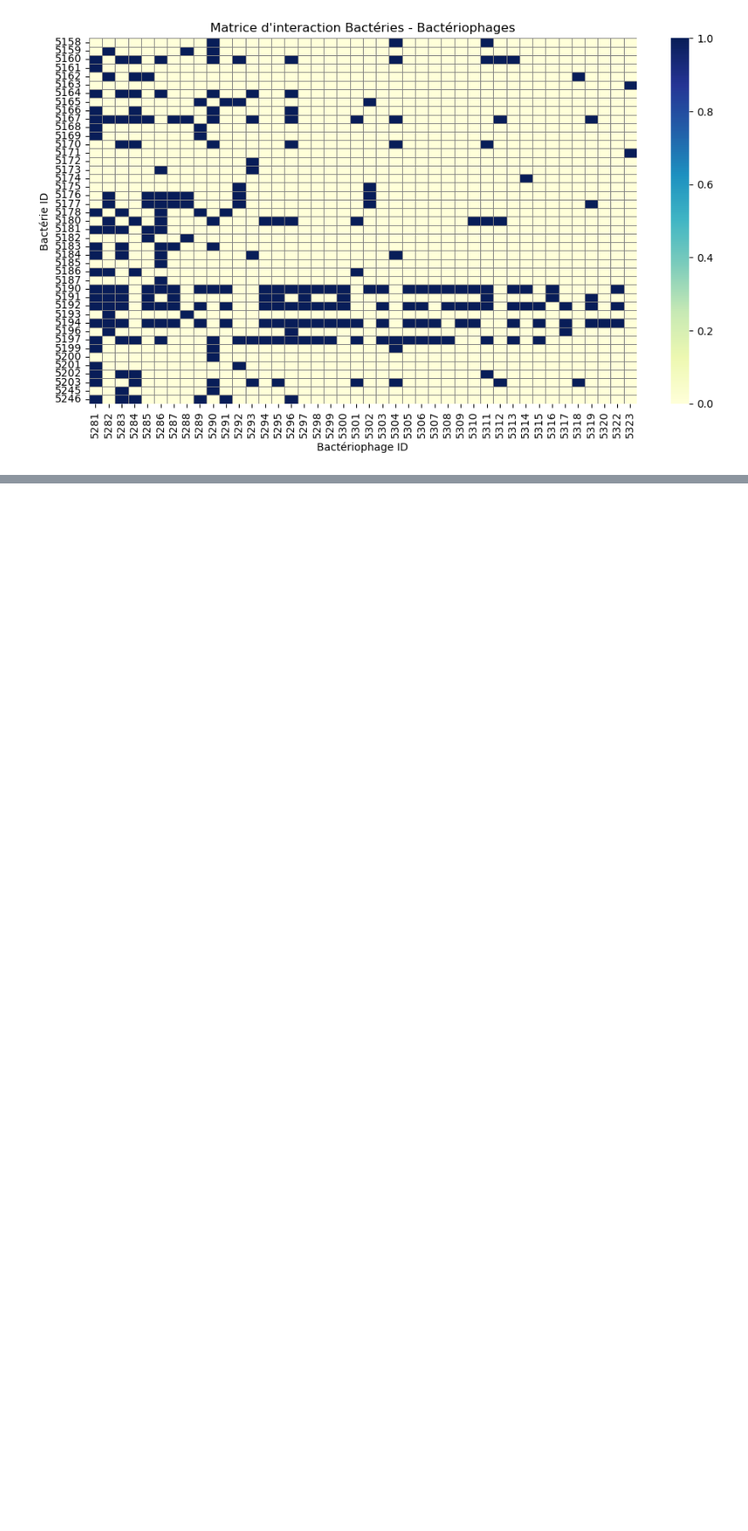
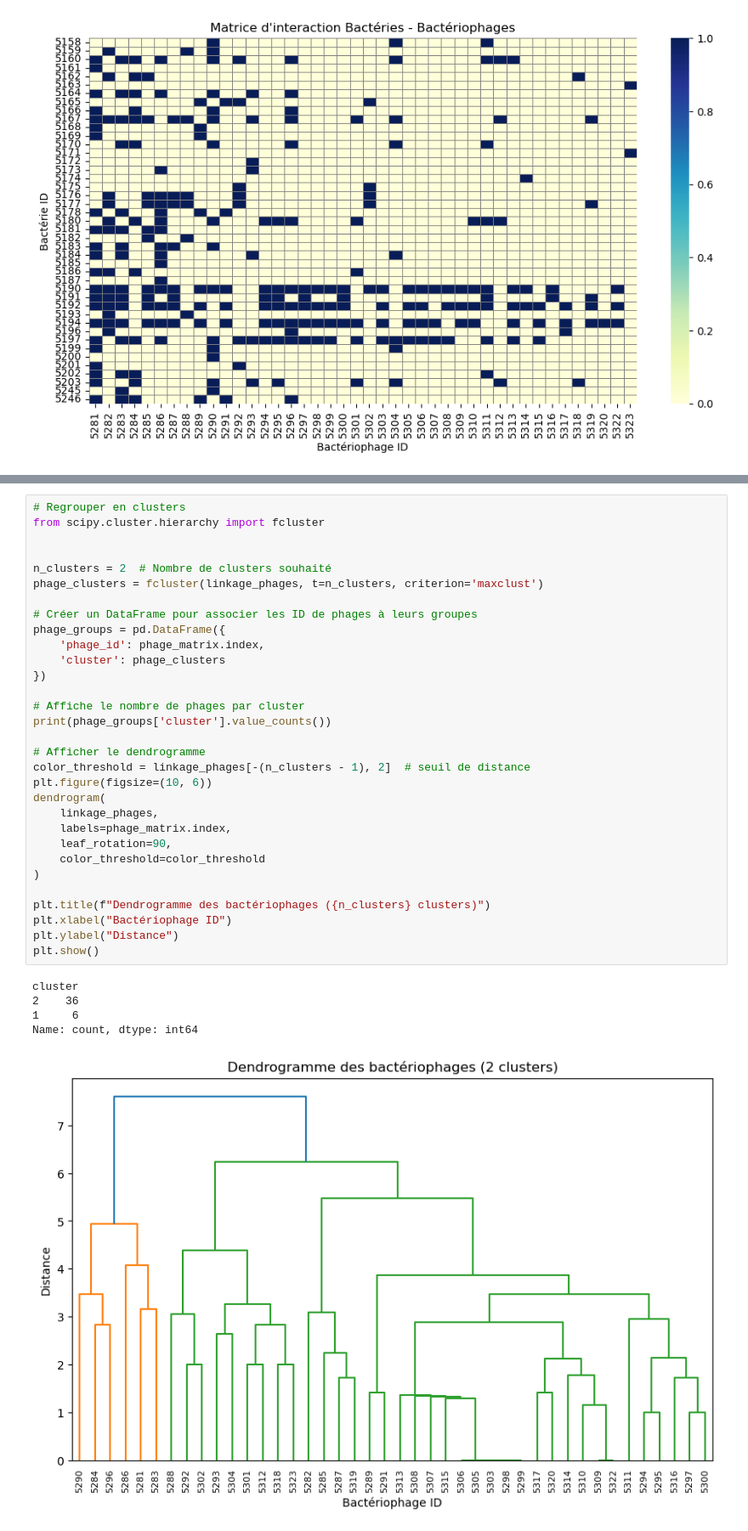
Before and after one commit to RemiAncay/bbc-miniproj, a Jupyter notebook: MiniProjet.ipynb, the cells around one changed output, grey strips where cells are left out. Shown at 85% size. Drawn from its saved outputs; the diff is of its cells as text; blank space fills up the shorter version.

```diff
--- a/MiniProjet.ipynb
+++ b/MiniProjet.ipynb
@@ -83,0 +116,37 @@ plt.show()
+# %%
+# Regrouper en clusters
+from scipy.cluster.hierarchy import fcluster
+
+
+n_clusters = 2  # Nombre de clusters souhaité
+phage_clusters = fcluster(linkage_phages, t=n_clusters, criterion='maxclust')
+
+# Créer un DataFrame pour associer les ID de phages à leurs groupes
+phage_groups = pd.DataFrame({
+    'phage_id': phage_matrix.index,
+    'cluster': phage_clusters
+})
+
+# Affiche le nombre de phages par cluster
+print(phage_groups['cluster'].value_counts())
+
+# Afficher le dendrogramme
+color_threshold = linkage_phages[-(n_clusters - 1), 2]  # seuil de distance
+plt.figure(figsize=(10, 6))
+dendrogram(
+    linkage_phages,
+    labels=phage_matrix.index,
+    leaf_rotation=90,
+    color_threshold=color_threshold
+)
+
+plt.title(f"Dendrogramme des bactériophages ({n_clusters} clusters)")
+plt.xlabel("Bactériophage ID")
+plt.ylabel("Distance")
+plt.show()
+# %% [output]
+cluster
+2    36
+1     6
+Name: count, dtype: int64
+[figure, added]
```
Also changed, not shown: parts of 19 cells of this notebook, 44 other files.
